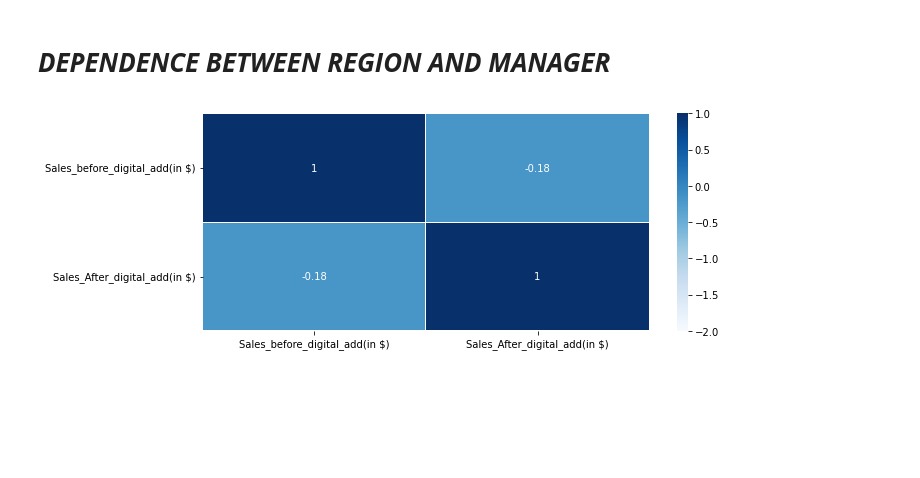
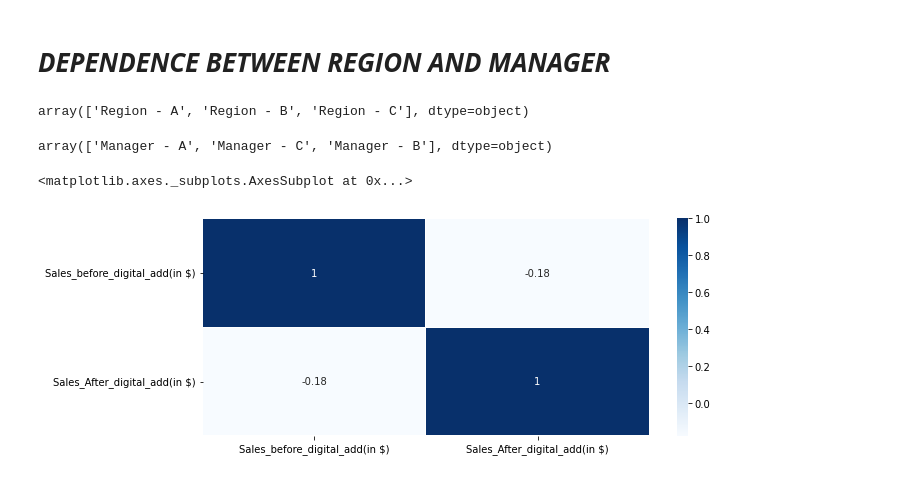
Before and after one commit to Monisha-A-M/ASSAIGNMENT-1, a Jupyter notebook: case_study_4.ipynb, the cells around one changed output. Drawn from its saved outputs; the diff is of its cells as text; code cells hidden in the pictures; blank space fills up the shorter version.

```diff
--- a/case_study_4.ipynb
+++ b/case_study_4.ipynb
@@ -36,11 +36,18 @@ data.plot(x="Month",y=["Sales_before_digital_add(in $)","Sales_After_digital_add
 there is a tremenduous increase in slaes after digital marketing
 # %% [markdown]
 # ***DEPENDENCE BETWEEN REGION AND MANAGER***
+# %%
+data['Region'].unique()
+# %% [output]
+array(['Region - A', 'Region - B', 'Region - C'], dtype=object)
+# %%
+data['Manager'].unique()
+# %% [output]
+array(['Manager - A', 'Manager - C', 'Manager - B'], dtype=object)
 # %%
 corrmatrix=data.corr()
 plt.subplots(figsize=(10,4))
-sns.heatmap(corrmatrix,vmin=-2,vmax=1,annot=True,linewidth=0.2,cmap="Blues")
-y=data['Manager']
-x=data['Region']
+sns.heatmap(corrmatrix,annot=True,linewidth=0.2,cmap="Blues")
 # %% [output]
+<matplotlib.axes._subplots.AxesSubplot at 0x...>
-[figure, old version]
+[figure, new version]
```
